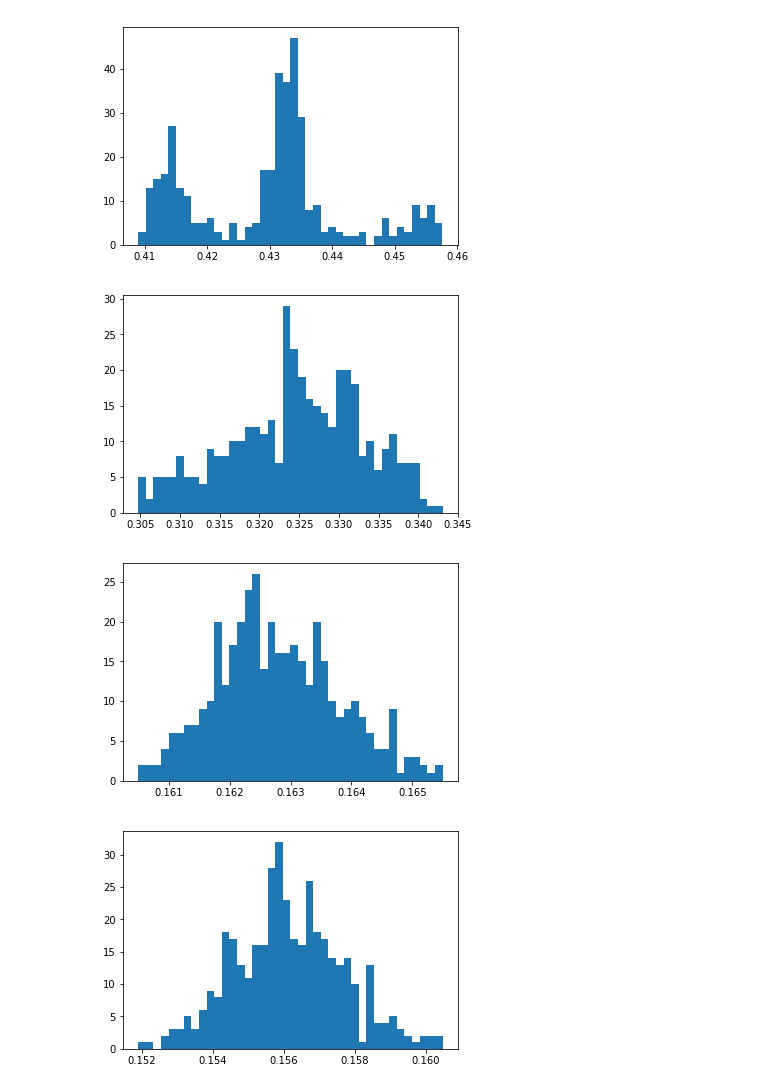
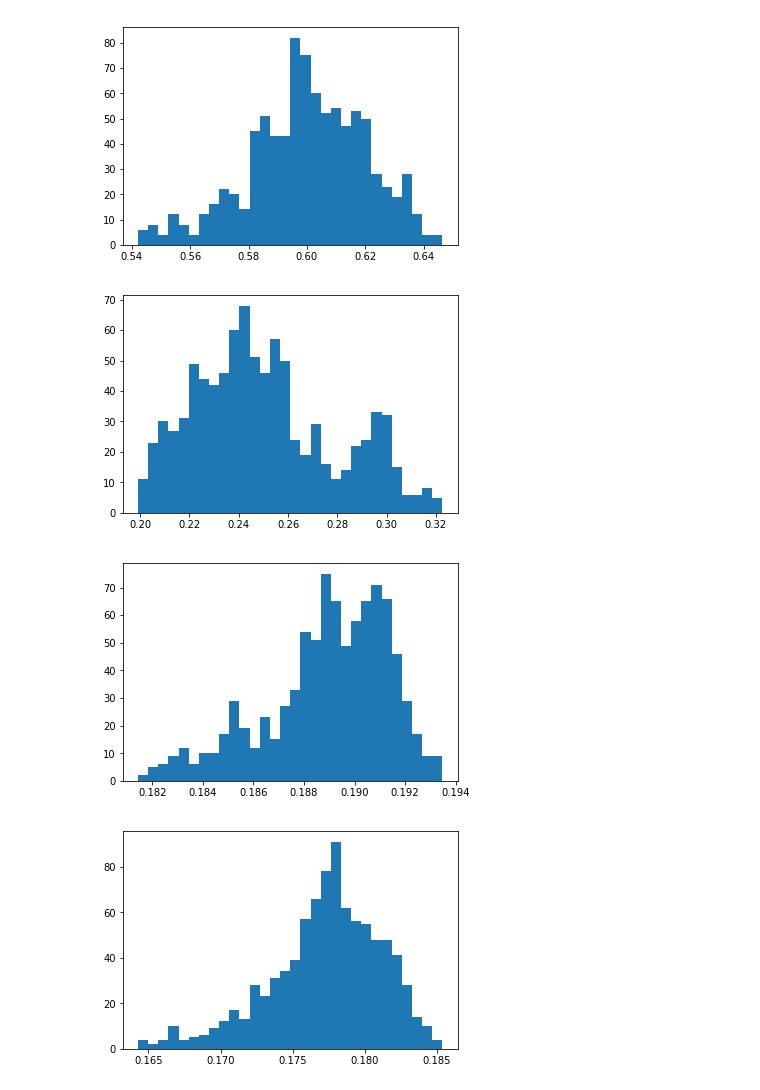
Before and after one commit to AndreasFinke/mcmc, a Jupyter notebook: notebooks/covid4.ipynb, the cells around one changed output. Saved outputs shown, nothing was run; the diff lists cells and outputs as text; code cells hidden in the pictures.

```diff
--- a/notebooks/covid4.ipynb
+++ b/notebooks/covid4.ipynb
@@ -78,8 +78,8 @@ if country == 'France':
     nPop = 67000000
     icuBeds = 7000
 
-nPredictDays = 60
-maxdelay = 60
+nPredictDays = 10
+maxdelay = 42
 
 #testdays = np.arange(60)
 
@@ -113,7 +113,7 @@ shotnoise = np.sqrt(deaths_data)
 deaths_error = shotnoise
 
 perday = np.diff(deaths_data)
-deaths_error[1:] += 0.05*perday
+deaths_error[1:] += 0*0.05*perday
 
 #unnoticed = 3*np.ones(deaths_data.shape)
 #unnoticed[14:] = 0
@@ -142,7 +142,7 @@ deathdata[1, :] = deaths_error
 
 if country == 'Italy':
     discontdays = np.array([1, 9, 12, 29]) #removed 32
-    discontvals = np.array([0.44,0.35,0.152,0.139])
+    discontvals = np.array([0.99,0.3,0.3,0.2])
 if country == 'Spain':
     discontdays = np.array([8, 10, 25]) #removed 32
     discontvals = np.array([1,0.6,0.2])
@@ -280,28 +312,38 @@ plt.semilogy(time_all[0:120], chain.getSamples("totalBehavior")[-1,0:120])
 # %%
 begin = 0
 end = -1
+nBin = 30
 
-plt.hist(chain.getSamples("betaMild")[begin:end], 40)
+plt.hist(chain.getSamples("betaMild")[begin:end], nBin)
 plt.show()
-plt.hist(chain.getSamples("betaHigh")[begin:end], 40)
+plt.hist(chain.getSamples("betaHigh")[begin:end], nBin)
 plt.show()
 
-plt.hist(chain.getSamples("mild0")[begin:end], 40)
+plt.hist(chain.getSamples("mild0")[begin:end], nBin)
 plt.show()
-plt.hist(chain.getSamples("high0")[begin:end], 40)
+plt.hist(chain.getSamples("high0")[begin:end], nBin)
 plt.show()
 
-plt.hist(chain.getSamples("delay")[begin:end], 40)
+plt.hist(chain.getSamples("delay")[begin:end], nBin)
 plt.show()
-plt.hist(chain.getSamples("missedDeaths")[begin:end], 40)
+plt.hist(chain.getSamples("missedDeaths")[begin:end], nBin)
 plt.show()
 
-plt.hist(chain.getSamples("discontinuousVals")[begin:end, 0], 40)
+plt.hist(chain.getSamples("discontinuousVals")[begin:end, 0], nBin)
 plt.show()
-plt.hist(chain.getSamples("discontinuousVals")[begin:end, 1], 40)
+plt.hist(chain.getSamples("discontinuousVals")[begin:end, 1], nBin)
 plt.show()
-plt.hist(chain.getSamples("discontinuousVals")[begin:end, 2], 40)
+plt.hist(chain.getSamples("discontinuousVals")[begin:end, 2], nBin)
 plt.show()
-plt.hist(chain.getSamples("discontinuousVals")[begin:end, 3], 40)
+plt.hist(chain.getSamples("discontinuousVals")[begin:end, 3], nBin)
 plt.show()
+
+plt.hist(chain.getSamples("discontinuousValsBeta")[begin:end, 0], nBin)
+plt.show()
+plt.hist(chain.getSamples("discontinuousValsBeta")[begin:end, 1], nBin)
+plt.show()
+plt.hist(chain.getSamples("discontinuousValsBeta")[begin:end, 2], nBin)
+plt.show()
+plt.hist(chain.getSamples("discontinuousValsBeta")[begin:end, 3], nBin)
+plt.show()
 # %% [output]
@@ -314,4 +356,4 @@ plt.show()
-[figure, old version]
+[figure, new version]
-[figure, old version]
+[figure, new version]
-[figure, old version]
+[figure, new version]
-[figure, old version]
+[figure, new version]
```
Also changed, not shown: parts of 10 cells of this notebook, 1 other file.
